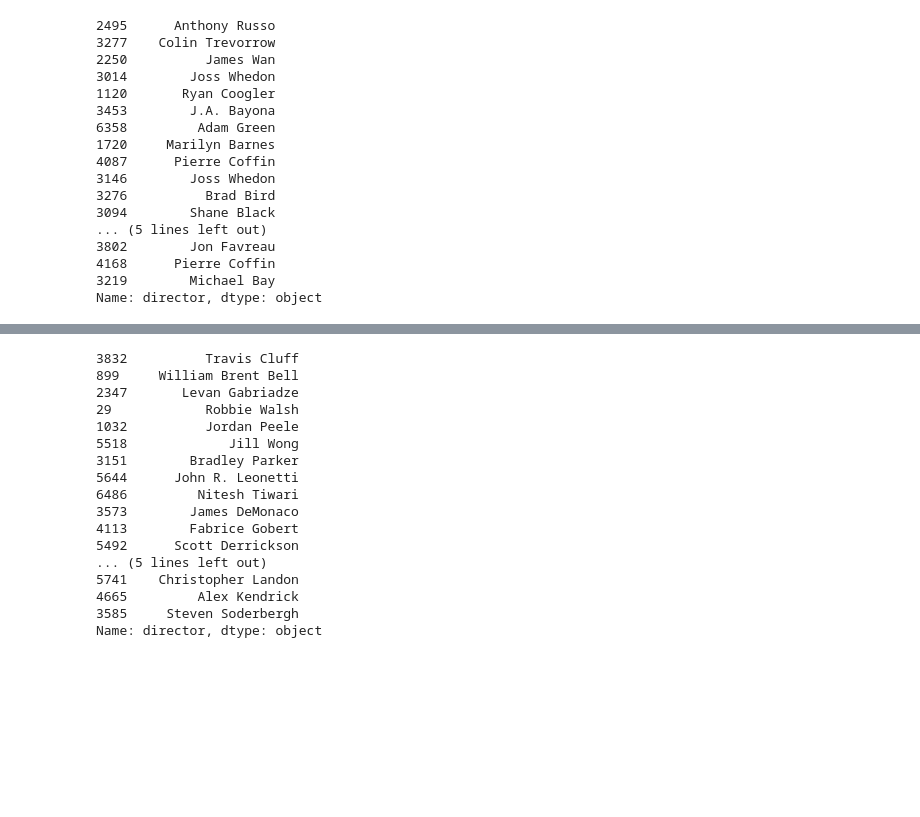
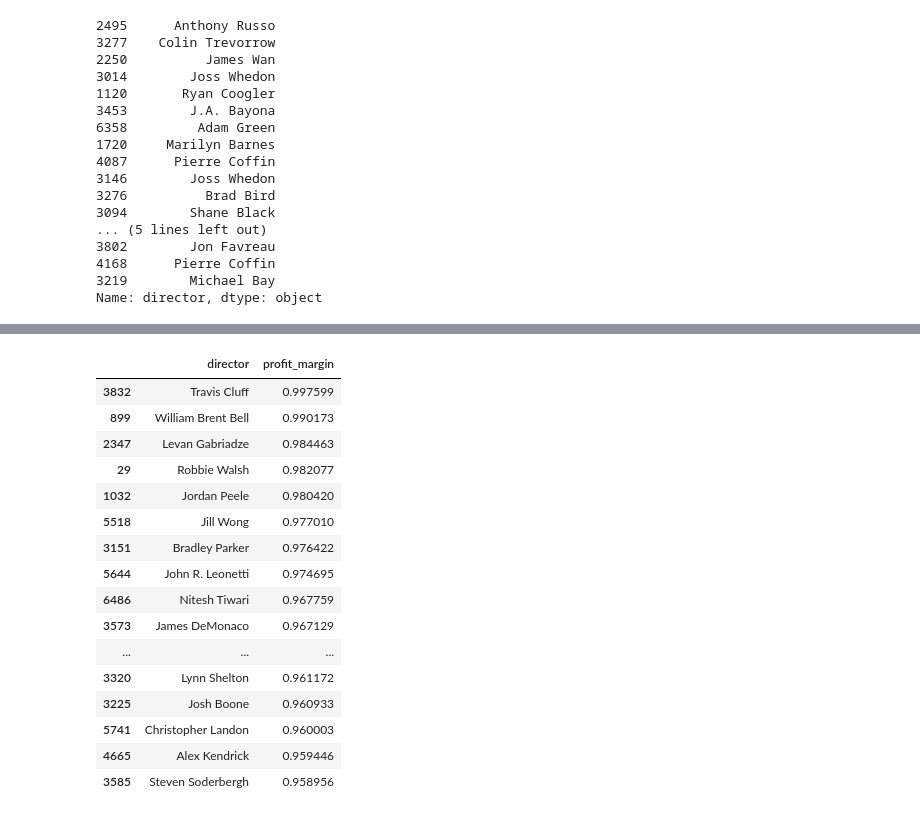
Before and after one commit to pedrov718/box_office_project, a Jupyter notebook: phase1_project.ipynb, the cells around one changed output, grey strips where cells are left out. Saved outputs shown, nothing was run; the diff lists cells and outputs as text; code cells hidden in the pictures; blank space fills up the shorter version.

```diff
--- a/phase1_project.ipynb
+++ b/phase1_project.ipynb
@@ -500,21 +500,21 @@ plt.show();
 # %%
 top_20_dir_by_profit_margin = movies[["director", "profit_margin"]].sort_values(by = "profit_margin", ascending = False)[:20]
-top_20_dir_by_profit_margin["director"]
+top_20_dir_by_profit_margin
 # %% [output]
-3832          Travis Cluff
-899     William Brent Bell
-2347       Levan Gabriadze
-29            Robbie Walsh
-1032          Jordan Peele
-5518             Jill Wong
-3151        Bradley Parker
-5644      John R. Leonetti
-6486         Nitesh Tiwari
-3573        James DeMonaco
-4113        Fabrice Gobert
-5492      Scott Derrickson
-... (5 lines left out)
-5741    Christopher Landon
-4665         Alex Kendrick
-3585     Steven Soderbergh
-Name: director, dtype: object
+|  | director | profit_margin |
+| 3832 | Travis Cluff | 0.997599 |
+| 899 | William Brent Bell | 0.990173 |
+| 2347 | Levan Gabriadze | 0.984463 |
+| 29 | Robbie Walsh | 0.982077 |
+| 1032 | Jordan Peele | 0.980420 |
+| 5518 | Jill Wong | 0.977010 |
+| 3151 | Bradley Parker | 0.976422 |
+| 5644 | John R. Leonetti | 0.974695 |
+| 6486 | Nitesh Tiwari | 0.967759 |
+| 3573 | James DeMonaco | 0.967129 |
+| ... | ... | ... |
+| 3320 | Lynn Shelton | 0.961172 |
+| 3225 | Josh Boone | 0.960933 |
+| 5741 | Christopher Landon | 0.960003 |
+| 4665 | Alex Kendrick | 0.959446 |
+| 3585 | Steven Soderbergh | 0.958956 |
```
Also changed, not shown: parts of 4 cells of this notebook, 1 other file.
